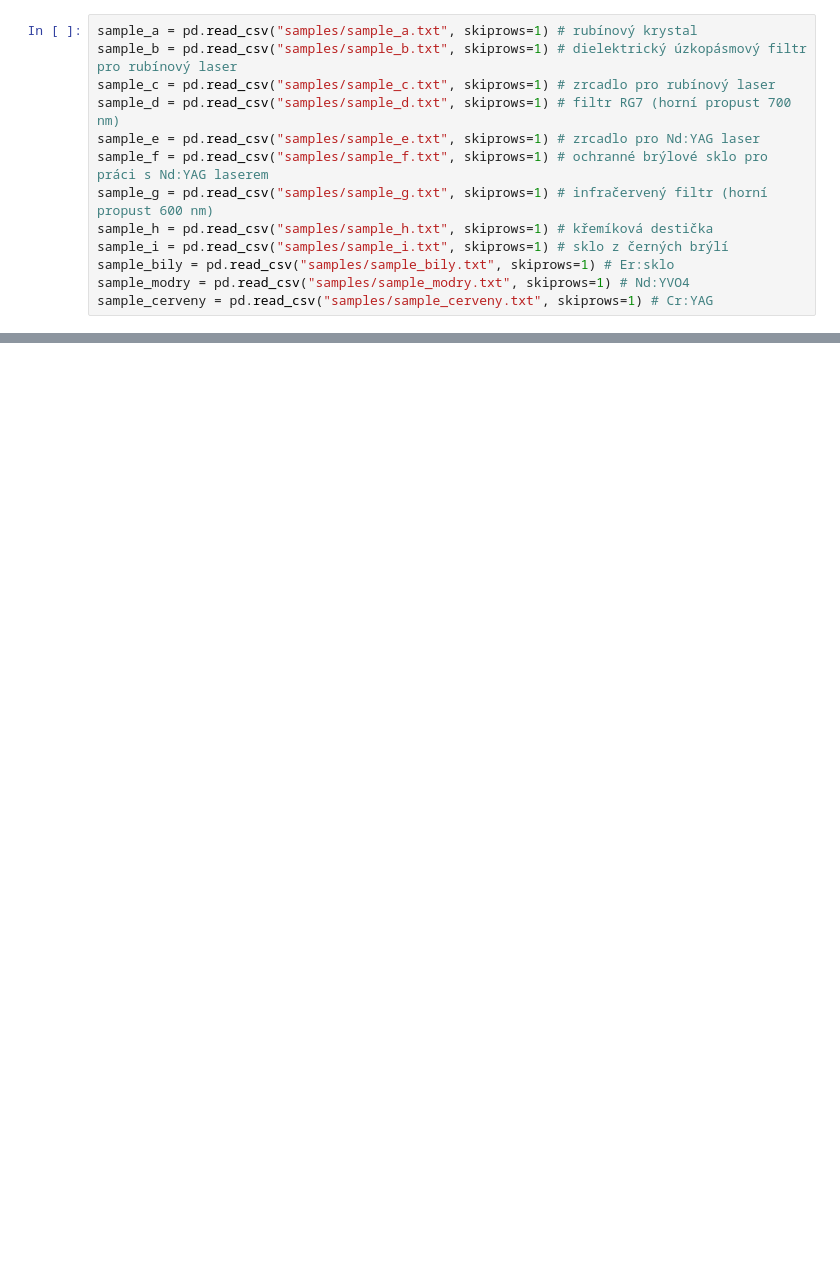
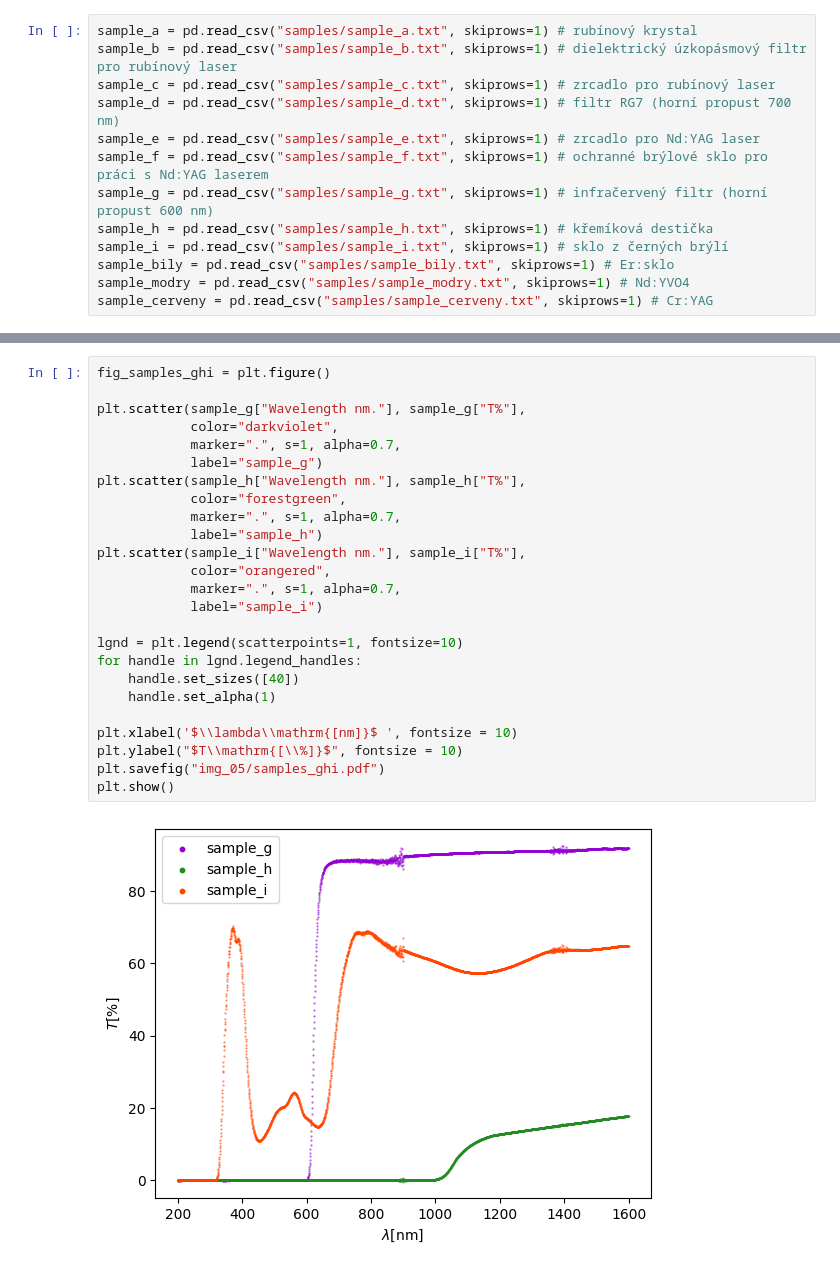
Before and after one commit to omikron-ceti/ZPLT, a Jupyter notebook: uloha_05/data_05/data_05.ipynb, the cells around one changed output, grey strips where cells are left out. Saved outputs shown, nothing was run; the diff lists cells and outputs as text; blank space fills up the shorter version.

```diff
--- a/uloha_05/data_05/data_05.ipynb
+++ b/uloha_05/data_05/data_05.ipynb
@@ -47,0 +74,27 @@ plt.show()
+# %%
+fig_samples_ghi = plt.figure()
+
+plt.scatter(sample_g["Wavelength nm."], sample_g["T%"],
+            color="darkviolet",
+            marker=".", s=1, alpha=0.7,
+            label="sample_g")
+plt.scatter(sample_h["Wavelength nm."], sample_h["T%"],
+            color="forestgreen",
+            marker=".", s=1, alpha=0.7,
+            label="sample_h")
+plt.scatter(sample_i["Wavelength nm."], sample_i["T%"],
+            color="orangered",
+            marker=".", s=1, alpha=0.7,
+            label="sample_i")
+
+lgnd = plt.legend(scatterpoints=1, fontsize=10)
+for handle in lgnd.legend_handles:
+    handle.set_sizes([40])
+    handle.set_alpha(1)
+
+plt.xlabel('$\\lambda\\mathrm{[nm]}$ ', fontsize = 10)
+plt.ylabel("$T\\mathrm{[\\%]}$", fontsize = 10)
+plt.savefig("img_05/samples_ghi.pdf")
+plt.show()
+# %% [output]
+[figure, added]
```
Also changed, not shown: parts of 5 cells of this notebook, 6 other files.
